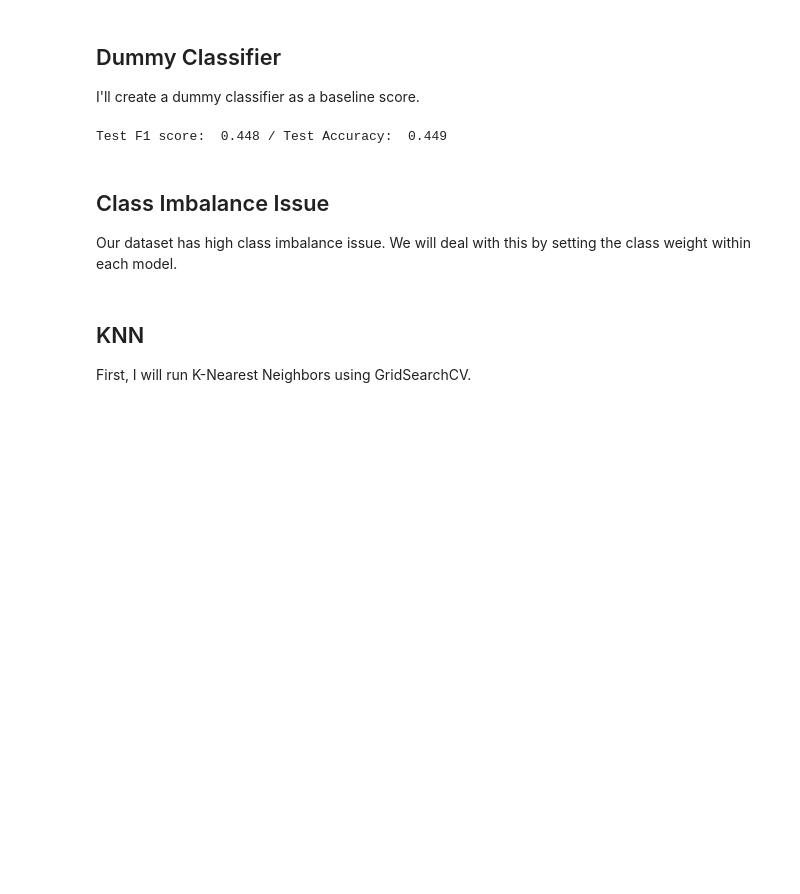
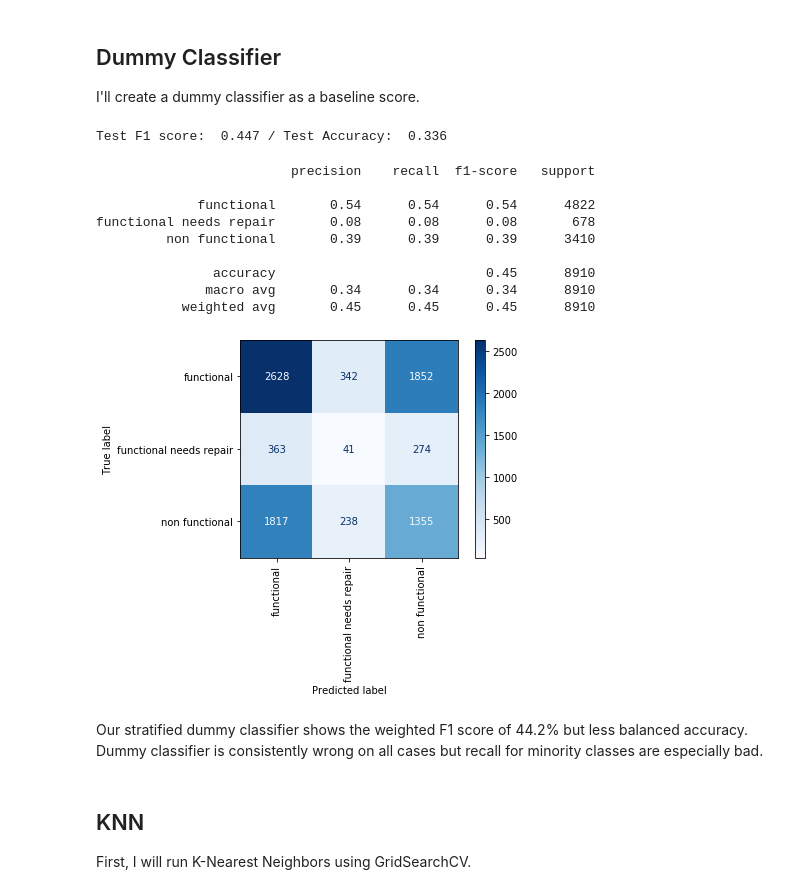
Before and after one commit to stereopickle/Tanzanian_water_pump_classificationn, a Jupyter notebook: 030.Model_Evaluation.ipynb, the cells around one changed output. Drawn from its saved outputs; the diff is of its cells as text; code cells hidden in the pictures; blank space fills up the shorter version.

```diff
--- a/030.Model_Evaluation.ipynb
+++ b/030.Model_Evaluation.ipynb
@@ -42,3 +40,0 @@ False
-# %%
-# one feature got dropped out (during dummy creation by missing an observation, I'll input it as 0 in test set for now.)
-X_test_ohe['lga_nyamagana'] = 0
@@ -54,18 +63,31 @@ score_keeper = {}
 # %%
 from sklearn.dummy import DummyClassifier
-dummyc = DummyClassifier() # using the default stratified strategy
+dummyc = DummyClassifier(strategy = 'stratified') # using the default stratified strategy
 dummyc.fit(X_train_ohe, y_train)
-y_pred = dummyc.predict(X_test)
+y_pred = dummyc.predict(X_test_ohe)
 
 f1_test = round(f1_score(y_test, y_pred, average = 'weighted'), 3)
-acc_test = round(accuracy_score(y_test, y_pred), 3)
+acc_test = round(balanced_accuracy_score(y_test, y_pred), 3)
 print('Test F1 score: ', f1_test, '/ Test Accuracy: ', acc_test)
 score_keeper['baseline'] = (f1_test, acc_test)
 # %% [output]
-Test F1 score:  0.448 / Test Accuracy:  0.449
+Test F1 score:  0.447 / Test Accuracy:  0.336
-# %% [markdown]
-## Class Imbalance Issue
-Our dataset has high class imbalance issue. We will deal with this by setting the class weight within each model.
+# %%
+plot_confusion_matrix(dummyc, X_test_ohe, y_test, xticks_rotation = 'vertical', cmap = plt.cm.Blues)
+print(classification_report(y_test, y_pred))
+# %% [output]
+                         precision    recall  f1-score   support
+
+             functional       0.54      0.54      0.54      4822
+functional needs repair       0.08      0.08      0.08       678
+         non functional       0.39      0.39      0.39      3410
+
+               accuracy                           0.45      8910
+              macro avg       0.34      0.34      0.34      8910
+           weighted avg       0.45      0.45      0.45      8910
+[figure, added]
+# %% [markdown]
+Our stratified dummy classifier shows the weighted F1 score of 44.2% but less balanced accuracy. Dummy classifier is consistently wrong on all cases but recall for minority classes are especially bad.
 # %% [markdown]
 ## KNN
 First, I will run K-Nearest Neighbors using GridSearchCV.
```
Also changed, not shown: parts of 27 cells of this notebook.
